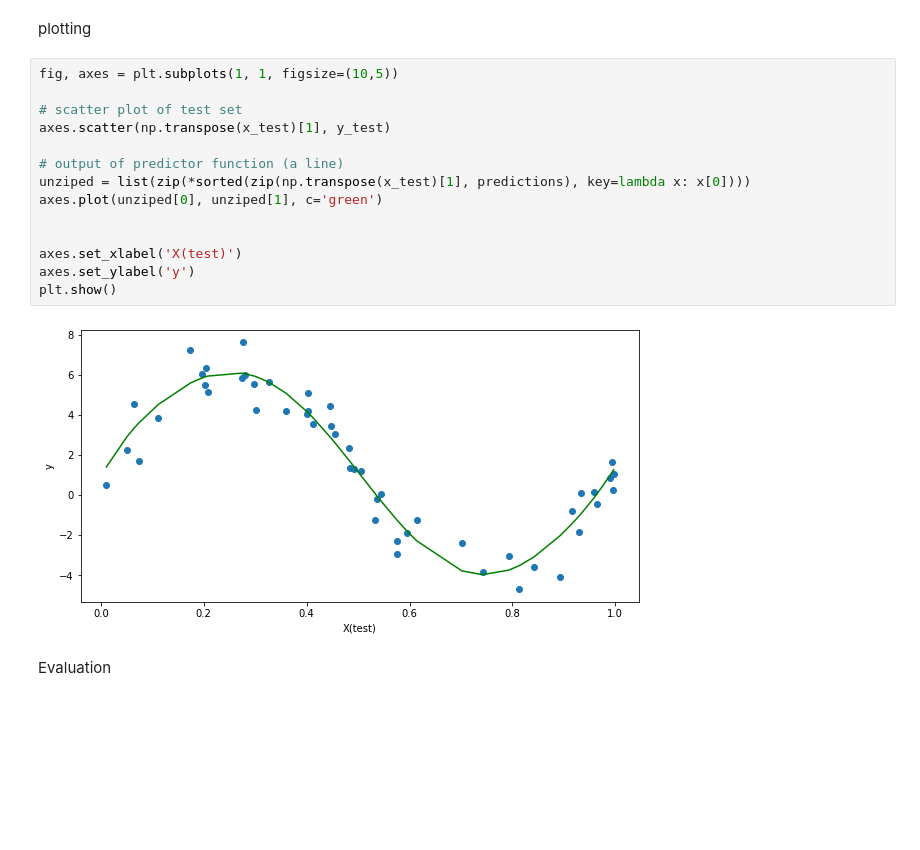
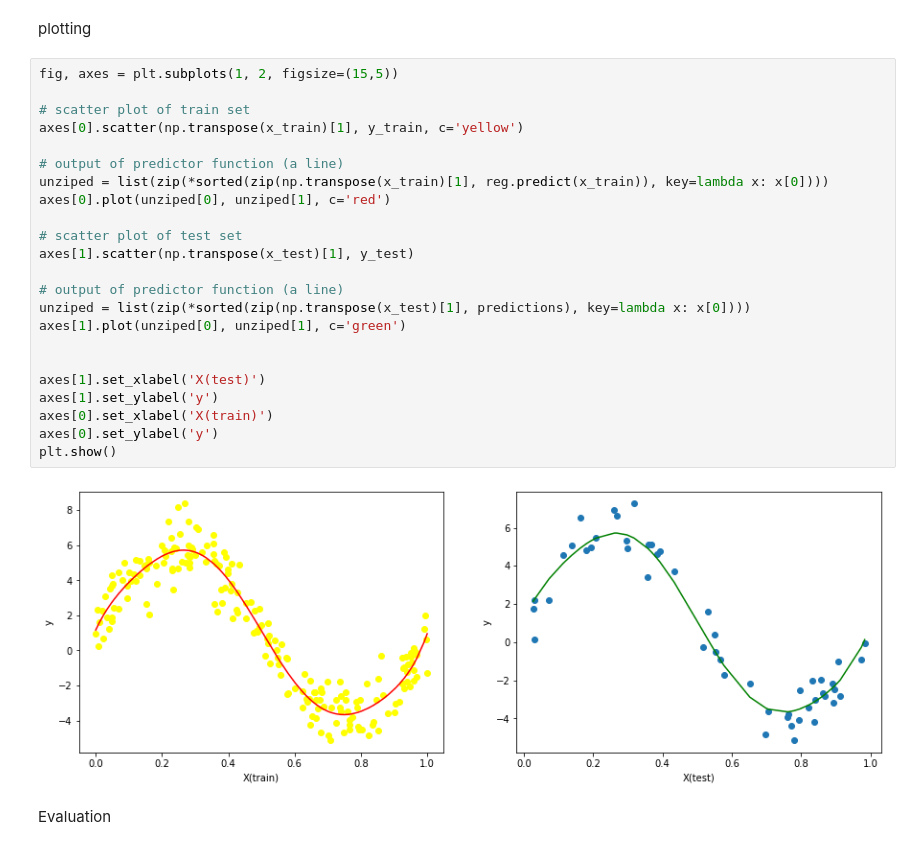
Before and after one commit to daniel-saeedi/SummerSchool-Project1, a Jupyter notebook: AdmissionChancePredictor.ipynb, the cells around one changed output. Saved outputs shown, nothing was run; the diff lists cells and outputs as text; blank space fills up the shorter version.

```diff
--- a/AdmissionChancePredictor.ipynb
+++ b/AdmissionChancePredictor.ipynb
@@ -690,21 +704,30 @@ array([ 5.89703131,  0.07016139,  2.58365189,  2.88446472,  5.94238981,
 # %% [markdown]
 plotting
 # %%
-fig, axes = plt.subplots(1, 1, figsize=(10,5))
+fig, axes = plt.subplots(1, 2, figsize=(15,5))
+
+# scatter plot of train set
+axes[0].scatter(np.transpose(x_train)[1], y_train, c='yellow')
+
+# output of predictor function (a line)
+unziped = list(zip(*sorted(zip(np.transpose(x_train)[1], reg.predict(x_train)), key=lambda x: x[0])))
+axes[0].plot(unziped[0], unziped[1], c='red')
 
 # scatter plot of test set
-axes.scatter(np.transpose(x_test)[1], y_test)
+axes[1].scatter(np.transpose(x_test)[1], y_test)
 
 # output of predictor function (a line)
 unziped = list(zip(*sorted(zip(np.transpose(x_test)[1], predictions), key=lambda x: x[0])))
-axes.plot(unziped[0], unziped[1], c='green')
+axes[1].plot(unziped[0], unziped[1], c='green')
 
 
-axes.set_xlabel('X(test)')
-axes.set_ylabel('y')
+axes[1].set_xlabel('X(test)')
+axes[1].set_ylabel('y')
+axes[0].set_xlabel('X(train)')
+axes[0].set_ylabel('y')
 plt.show()
 # %% [output]
-[figure, old version]
+[figure, new version]
 # %% [markdown]
 Evaluation
 # %%
```
Also changed, not shown: parts of 25 cells of this notebook.
